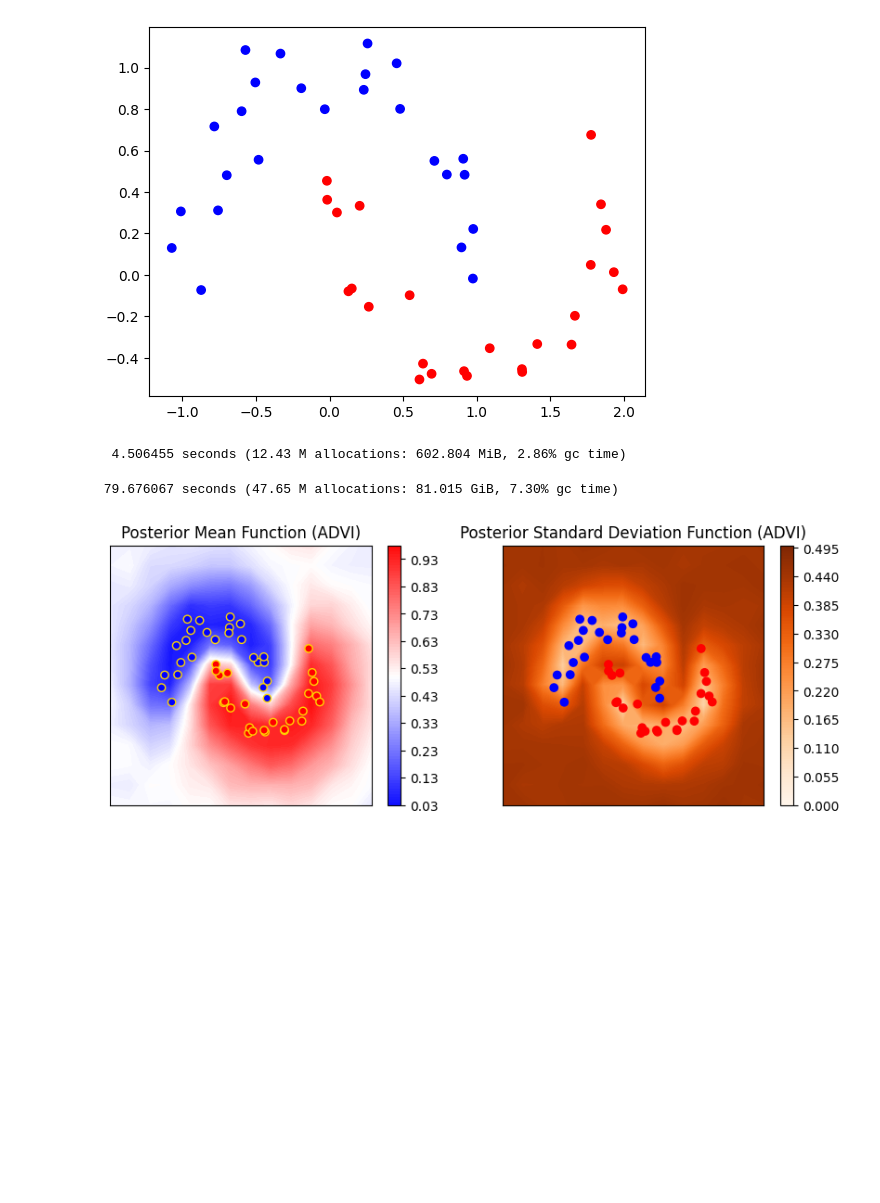
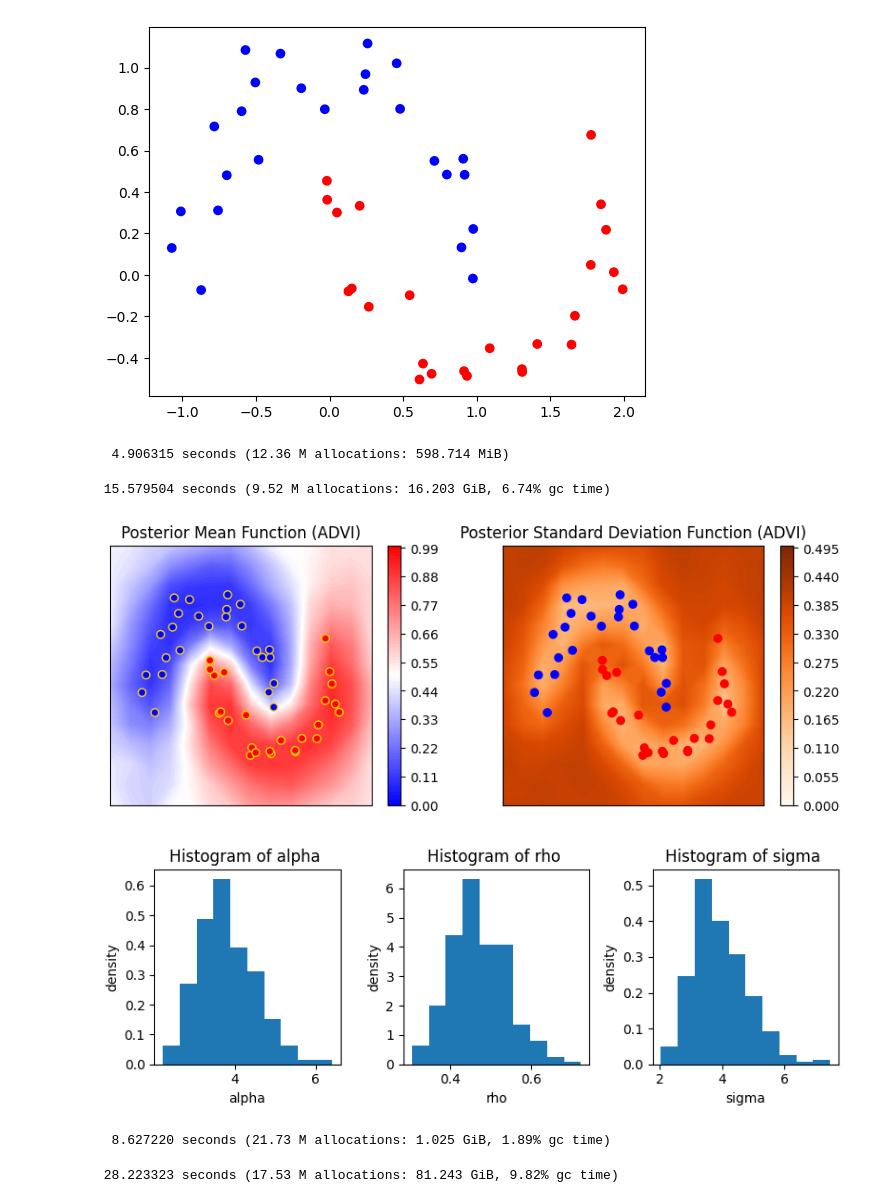
Before and after one commit to luiarthur/TuringBnpBenchmarks, a Jupyter notebook: src/gp-binary/notebooks/gp_binary_turing.ipynb, the cells around one changed output. Saved outputs shown, nothing was run; the diff lists cells and outputs as text; code cells hidden in the pictures; blank space fills up the shorter version.

```diff
--- a/src/gp-binary/notebooks/gp_binary_turing.ipynb
+++ b/src/gp-binary/notebooks/gp_binary_turing.ipynb
@@ -62,7 +91,7 @@ function makegrid(xmin, xmax, ymin, ymax, ngrid; return_all=false)
   end
 end;
 # %%
-function gp_predict(postsamps, X, y, nnew; eps=0)
+function gp_predict(postsamps, X, y, nnew; eps=0, prob=true)
     xmin = minimum(X, dims=1)
     xmax = maximum(X, dims=1)
     Xnew, grid = makegrid(xmin[1]-eps, xmax[1]+eps,
@@ -76,11 +105,11 @@ function gp_predict(postsamps, X, y, nnew; eps=0)
 
     ps = [let
             kernel = sqexpkernel(alpha[i], rho[i])
-            kernel += sigma[i]^2 * EyeKernel()
+            kernel += sigma[i] * EyeKernel()
             gp = GP(kernel)
             pfx = posterior(gp(X'), f[:, i])
             logit_p = rand(pfx(Xnew'))
-            logistic.(logit_p)
+            prob ? logistic.(logit_p) : logit_p
          end for i in ProgressBar(1:nsamps)];
     ps = hcat(ps...)
     return ps, Xnew, grid
@@ -88,17 +128,24 @@ end;
 # %%
-function plot_uq(postsamps, X, y, algo; nnew=100, eps=0.2, figsize=(10, 8),
-                color_res=100, color_res_sd=100, return_stuff=false,
-                data_edgecolors=nothing, vmin_sd=0, vmax_sd=nothing)
+function plot_uq(postsamps, X, y, algo;
+                 nnew=100, eps=0.2, figsize=(10, 8),
+                 kernel_params=nothing,
+                 color_res=100, color_res_sd=100, return_stuff=false,
+                 data_edgecolors=nothing, vmin_sd=0, vmax_sd=nothing, prob=true)
     nsamps = postsamps[:alpha]
-    ps, Xnew, grid = gp_predict(postsamps, X, y, nnew, eps=eps)
+    ps, Xnew, grid = gp_predict(postsamps, X, y, nnew, eps=eps, prob=prob)
 
     plt.figure(figsize=figsize)
     gs = [[g[i] for g in grid] for i in 1:2]
 
     # Plot mean function.
     plt.subplot(2, 2, 1)
-    plt.contourf(gs[1], gs[2], reshape(mean(ps, dims=2), size(gs[1])...),
-                 color_res, cmap=plt.get_cmap("bwr"), vmin=0, vmax=1)
+    if prob
+        plt.contourf(gs[1], gs[2], reshape(mean(ps, dims=2), size(gs[1])...),
+                     color_res, cmap=plt.get_cmap("bwr"), vmin=0, vmax=1)
+    else
+        plt.contourf(gs[1], gs[2], reshape(mean(ps, dims=2), size(gs[1])...),
+                     color_res, cmap=plt.get_cmap("bwr"))
+    end
     plt.colorbar();
     plot_data(X, y, edgecolors=data_edgecolors);
     plt.xticks([]); plt.yticks([]);
@@ -115,14 +162,12 @@ function plot_uq(postsamps, X, y, algo; nnew=100, eps=0.2, figsize=(10, 8),
     plt.yticks([]);
     plt.title("Posterior Standard Deviation Function ($algo)")
 
-    # Plot histogram of rho.
-    # plt.subplot(2, 2, 3)
-    # plt.hist(post_samples['rho'], bins=30, density=True);
-    # plt.title(r"Histogram of $\rho$ ({})".format(algo));
-    # plt.xlabel(r"$\rho$");
-    # plt.ylabel("density");
+    if kernel_params != nothing
+        plot_kernel_params(postsamps, kernel_params)
+    end
 
-    # if return_stuff:
-    #     return X_new, preds
+    if return_stuff
+        return ps, Xnew, grid
+    end
 end
 # %% [output]
@@ -176,7 +198,7 @@ m =  GPClassify(Float64.(y), X);
 kernel_params = [:alpha, :rho, :sigma];
 # %%
 # Fit via ADVI.
-Random.seed!(1)
+Random.seed!(8)
 
 # initialize variational distribution (optional)
 q0 = Variational.meanfield(m)
@@ -187,18 +209,41 @@ q0 = Variational.meanfield(m)
 @time q = vi(m, ADVI(1, 1), q0, optimizer=Flux.ADAM(1e-1));
 
 # RUN
-@time q = vi(m, ADVI(1, 2000), q0, optimizer=Flux.ADAM(1e-1));
+@time q = vi(m, ADVI(1, 1000), q0, optimizer=Flux.ADAM(0.1));
 
 # Get posterior samples
 extract_gp = make_extractor(m, q)
 advi_samples = Dict{Symbol, Any}(sym => vec(extract_gp(sym)) for sym in kernel_params)
 advi_samples[:f] = extract_gp(:f);
 # %% [output]
-  4.506455 seconds (12.43 M allocations: 602.804 MiB, 2.86% gc time)
+  4.906315 seconds (12.36 M allocations: 598.714 MiB)
- 79.676067 seconds (47.65 M allocations: 81.015 GiB, 7.30% gc time)
+ 15.579504 seconds (9.52 M allocations: 16.203 GiB, 6.74% gc time)
 # %%
-plot_uq(advi_samples, X, y, "ADVI", eps=1,
+plot_uq(advi_samples, X, y, "ADVI", eps=0.5,
         nnew=200, data_edgecolors="gold",
+        kernel_params=kernel_params,
+        color_res=range(0, 1, length=101),
         color_res_sd=range(0, .5, length=101));
 # %% [output]
-[figure, old version]
+[figure, new version]
+[figure, added]
+# %%
+# Fit via HMC.
+Random.seed!(0)
+burn = 300
+nsamples = 200
+
+# Compile
+@time _ = sample(m, HMC(0.01, 1), 1)
+
+# Run
+@time hmc_chain = sample(m, HMC(0.05, 20), burn + nsamples);
+
+# Get posterior samples
+hmc_samples = Dict{Symbol, Any}([
+    sym => vec(group(hmc_chain, sym).value.data)[end-nsamples+1:end]
+for sym in kernel_params])
+hmc_samples[:f] = Matrix(group(hmc_chain, :f).value.data[end-nsamples+1:end, :, 1]');
+# %% [output]
+  8.627220 seconds (21.73 M allocations: 1.025 GiB, 1.89% gc time)
+ 28.223323 seconds (17.53 M allocations: 81.243 GiB, 9.82% gc time)
```
Also changed, not shown: parts of 8 cells of this notebook.
